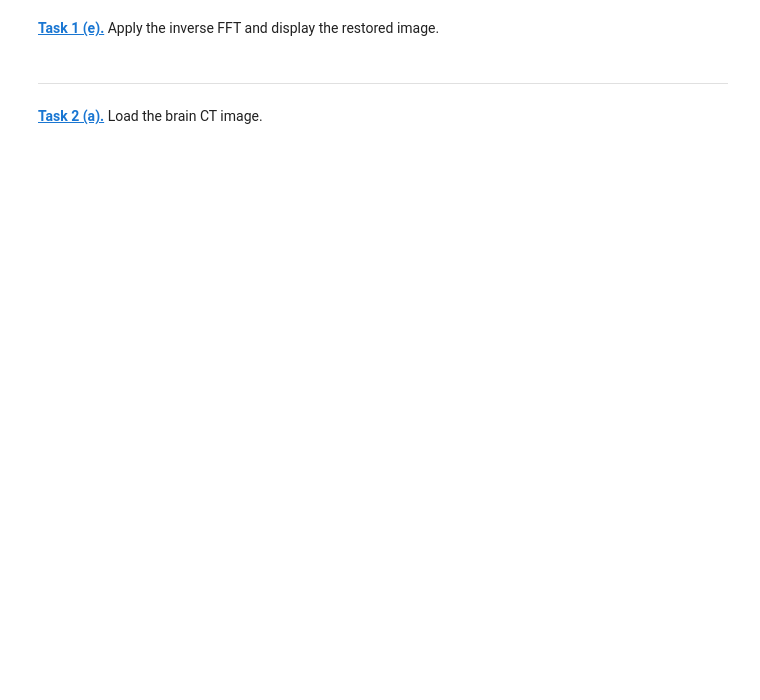
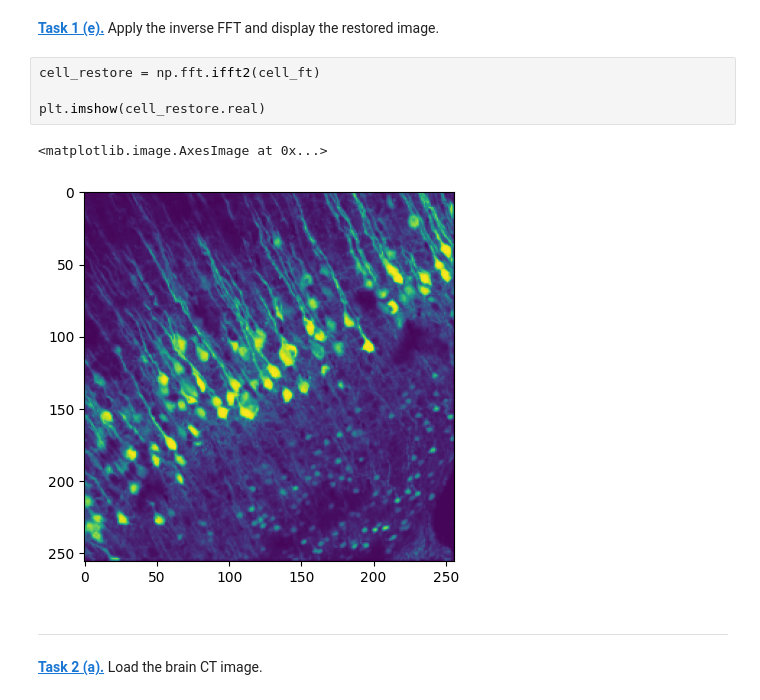
Before and after one commit to leventetn/mobi-fs5-python, a Jupyter notebook: fourier.ipynb, the cells around one changed output. Cells and saved outputs as stored; diff of their text form; blank space fills up the shorter version.

```diff
--- a/fourier.ipynb
+++ b/fourier.ipynb
@@ -26,5 +53,12 @@ plt.imshow(phase, 'gray')
 # %% [markdown]
 **[Task 1 (e).]()** Apply the inverse FFT and display the restored image.
+# %%
+cell_restore = np.fft.ifft2(cell_ft)
+
+plt.imshow(cell_restore.real)
+# %% [output]
+<matplotlib.image.AxesImage at 0x...>
+[figure, added]
 # %% [markdown]
 ---
 # %% [markdown]
```
Also changed, not shown: parts of 10 cells of this notebook.
